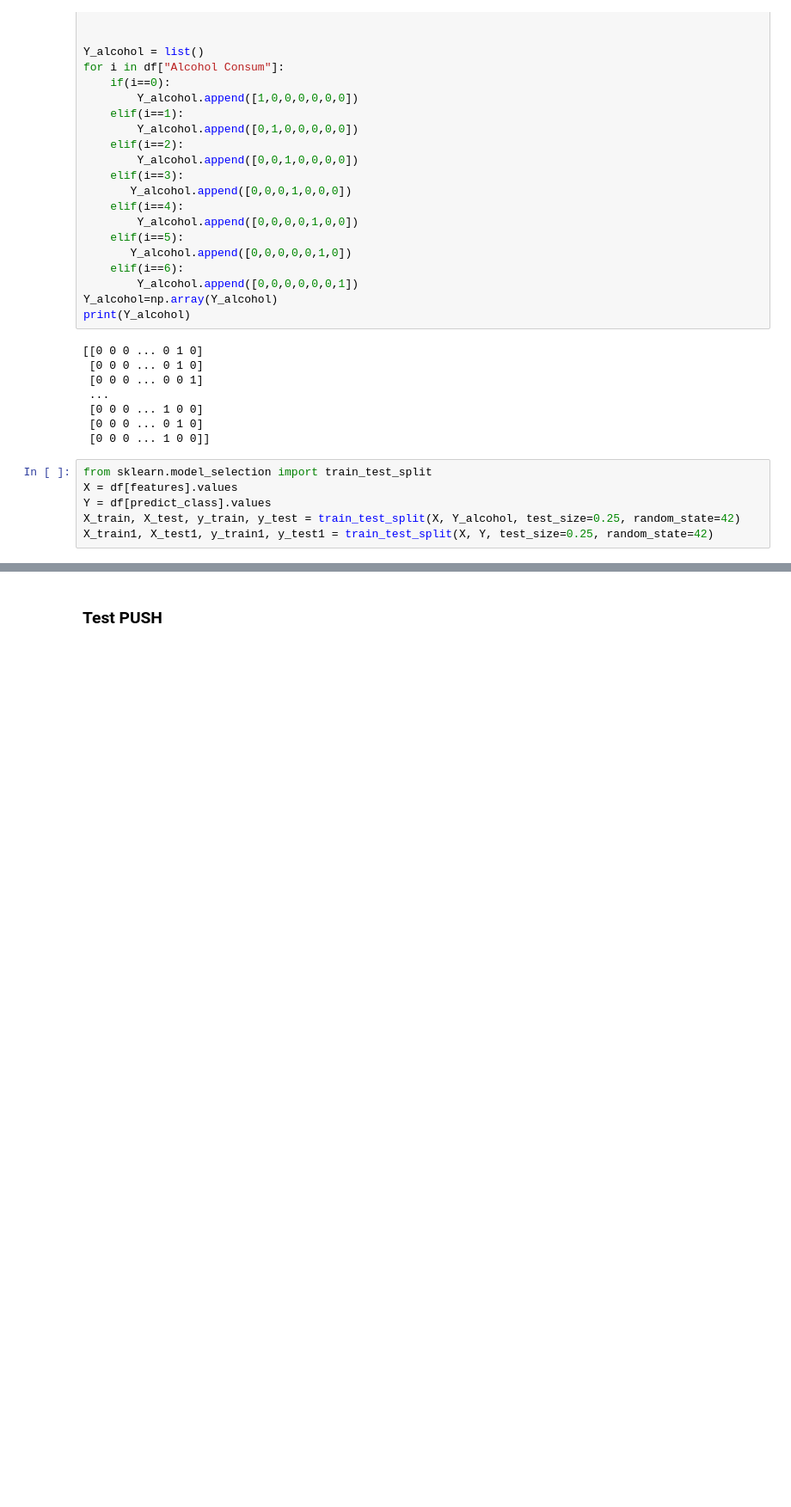
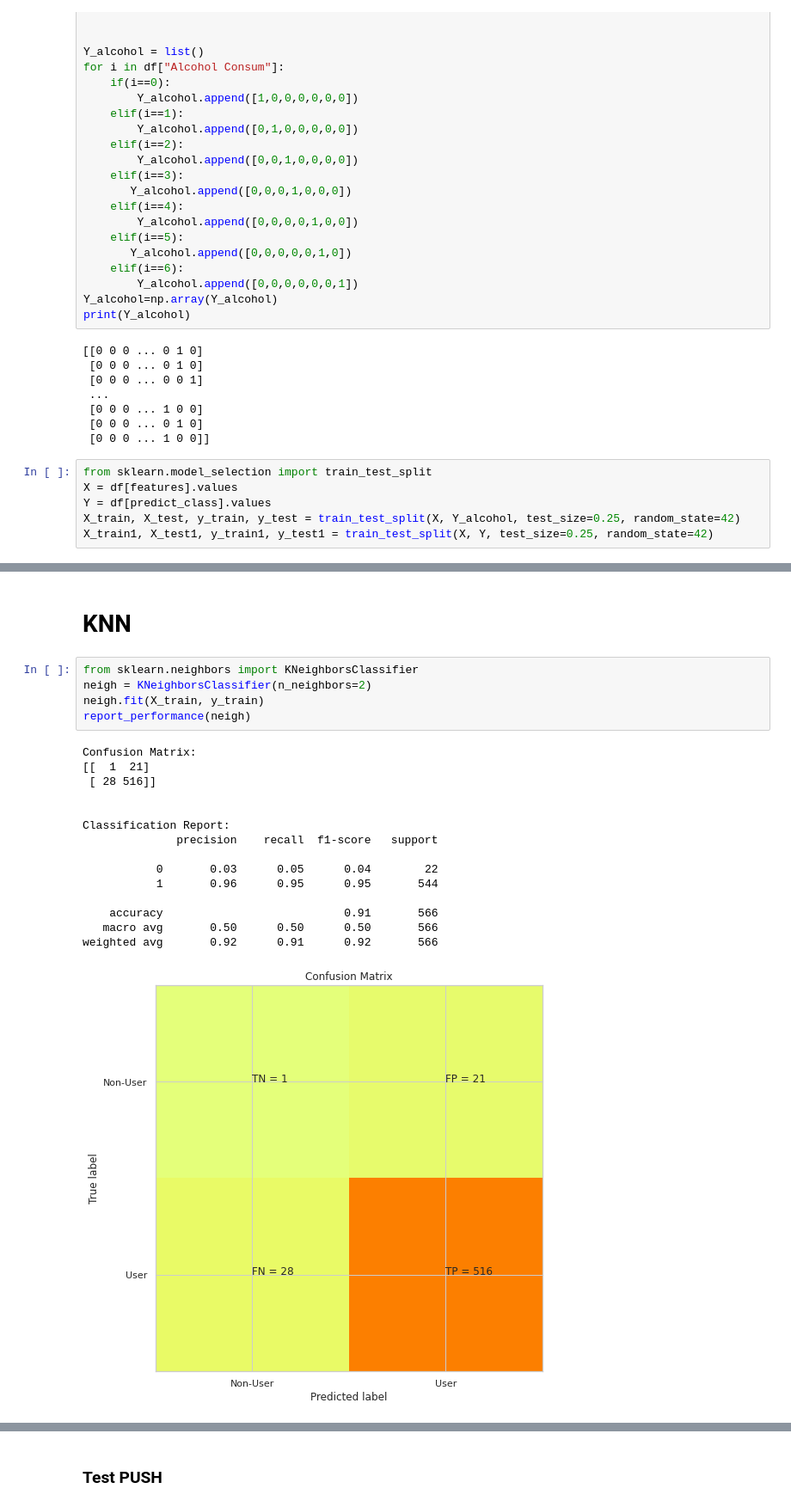
Before and after one commit to ras-000212/ESILV4-DIA-DataAnalysis-Project, a Jupyter notebook: data_analysis.ipynb, the cells around one changed output, grey strips where cells are left out. Shown at 86% size. Saved outputs shown, nothing was run; the diff lists cells and outputs as text; blank space fills up the shorter version.

```diff
--- a/data_analysis.ipynb
+++ b/data_analysis.ipynb
@@ -403,0 +509,23 @@ X.shape
+# %% [markdown]
+# KNN
+# %%
+from sklearn.neighbors import KNeighborsClassifier
+neigh = KNeighborsClassifier(n_neighbors=2)
+neigh.fit(X_train, y_train)
+report_performance(neigh)
+# %% [output]
+Confusion Matrix:
+[[  1  21]
+ [ 28 516]]
+
+
+Classification Report:
+              precision    recall  f1-score   support
+
+           0       0.03      0.05      0.04        22
+           1       0.96      0.95      0.95       544
+
+    accuracy                           0.91       566
+   macro avg       0.50      0.50      0.50       566
+weighted avg       0.92      0.91      0.92       566
+[figure, added]
```
Also changed, not shown: parts of 31 cells of this notebook.
